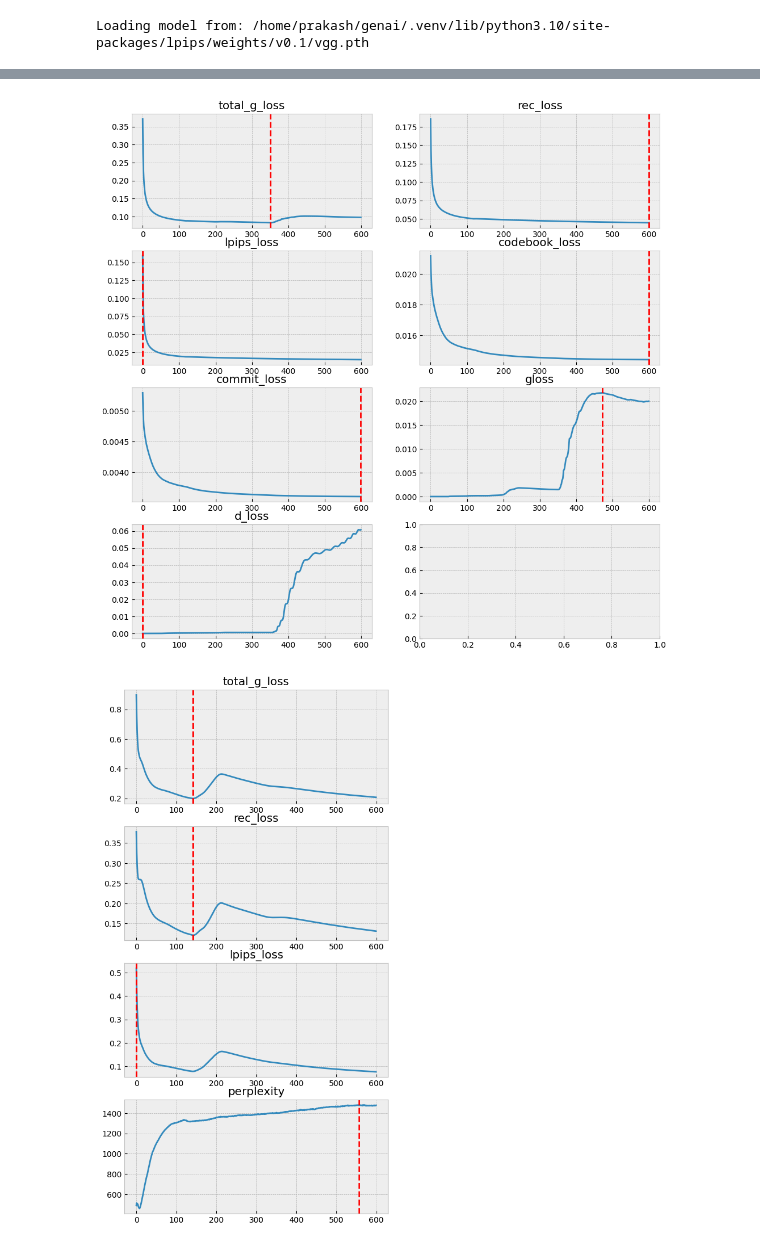
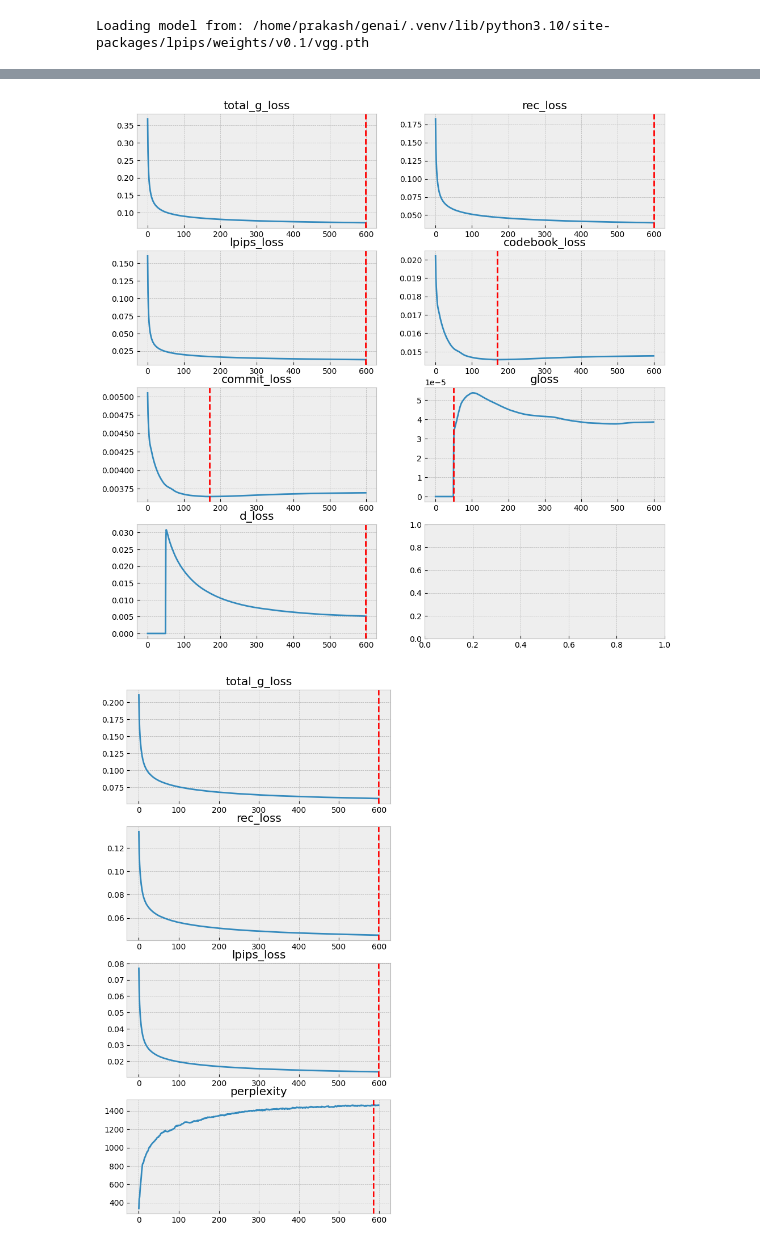
Before and after one commit to prakashjayy/genai, a Jupyter notebook: var/01_vqgan.ipynb, the cells around one changed output, grey strips where cells are left out. Saved outputs shown, nothing was run; the diff lists cells and outputs as text; code cells hidden in the pictures.

Commit message:
Adding vqgan

```diff
--- a/var/01_vqgan.ipynb
+++ b/var/01_vqgan.ipynb
@@ -127,8 +127,8 @@ cfg = ModelArgs(
     codebook_show_usage=True,
     commit_loss_beta=0.25,
     entropy_loss_ratio=0.0,
-    encoder_ch_mult=[1, 2, 4],
-    decoder_ch_mult=[1, 2, 4],
+    encoder_ch_mult=[1, 4, 8],
+    decoder_ch_mult=[1, 4, 8],
     z_channels=256,
     dropout_p=0.0,
 )
@@ -409,7 +409,7 @@ print("Loaded EMA model")
 # %% [output]
 Loaded EMA model
 # %%
-storage_loc = fc.Path("generated/exp10")
+storage_loc = fc.Path("generated/exp14")
 storage_loc.mkdir(parents=True, exist_ok=True)
 # %%
 epochs = 600
@@ -418,10 +418,12 @@ disc = Disc(1, 64).to(DEVICE)
 gan_loss = GANLoss().to(DEVICE)
 perception_loss = PerceptionLoss().to(DEVICE)
 learning_rate = 4.5e-06 * 2
-#gloss_weight = 0.001
-dloss_weight = 0.5
+gloss_weight = 0.001
+dloss_weight = 0.001
 opt_ae = torch.optim.Adam(vqgan.parameters(), lr=learning_rate, betas=(0.5, 0.9))
 opt_disc = torch.optim.Adam(disc.parameters(), lr=learning_rate, betas=(0.5, 0.9))
+#Add a scheduler for the learning rate for ae.
+scheduler_ae = torch.optim.lr_scheduler.CosineAnnealingLR(opt_ae, T_max=epochs)
 # %% [output]
 Setting up [LPIPS] perceptual loss: trunk [vgg], v[0.1], spatial [off]
 Loading model from: /home/prakash/genai/.venv/lib/python3.10/site-packages/lpips/weights/v0.1/vgg.pth
@@ -447,7 +449,7 @@ for epoch in range(epochs):
                 fake = disc(x_out)
                 gloss = gan_loss.generator_loss(fake)
                 dloss_weight = calculate_adaptive_weight(rec_loss, gloss, discriminator_weight=1, last_layer=vqgan.decoder.conv_out.weight)
-                gloss = gan_loss.generator_loss(fake) * dloss_weight
+                gloss = gan_loss.generator_loss(fake) * dloss_weight * gloss_weight
             else:
                 gloss = torch.tensor(0.0)
             total_g_loss += gloss
@@ -487,9 +489,9 @@ for epoch in range(epochs):
         for i, (x, _) in enumerate(pbar):
             with torch.no_grad():
                 x = x.to(device=DEVICE)
-                x_ema_out, (_, _, _, _), (_, _, min_encoding_indices) = ema_vqgan(x)
+                x_out, (_, _, _, _), (_, _, min_encoding_indices) = vqgan(x)
                 if i == 0:
-                    x_out, (_, _, _, _), _ = vqgan(x)
+                    x_ema_out, (_, _, _, _), _ = ema_vqgan(x)
                     x_out = torch.clamp(x_out*STD[0]+MEAN[0], 0, 1)
                     x_ema_out = torch.clamp(x_ema_out*STD[0]+MEAN[0], 0, 1)
                     #save the generated images
@@ -501,8 +503,8 @@ for epoch in range(epochs):
                 for c in min_encoding_indices.view(x.shape[0], -1).cpu().numpy():
                     codebook_usage[c] += 1
             perplexity = calculate_perplexity(codebook_usage)
-            lpips_loss = perception_loss(x_ema_out, x)
-            rec_loss = torch.nn.functional.l1_loss(x_ema_out, x)
+            lpips_loss = perception_loss(x_out, x)
+            rec_loss = torch.nn.functional.l1_loss(x_out, x)
             total_g_loss = rec_loss + lpips_loss
 
             val_running_losses["total_g_loss"] += total_g_loss.item()
@@ -579,7 +581,7 @@ ax.flat[1].axvline(losses[:, 1].argmin(), color='r', linestyle='--')
 
 ax.flat[2].plot(losses[:, 2])
 ax.flat[2].set_title("lpips_loss")
-ax.flat[2].axvline(losses[:, 2].argmax(), color='r', linestyle='--')
+ax.flat[2].axvline(losses[:, 2].argmin(), color='r', linestyle='--')
 
 ax.flat[3].plot(losses[:, 3])
 ax.flat[3].set_title("codebook_loss")
@@ -591,34 +593,34 @@ ax.flat[4].axvline(losses[:, 4].argmin(), color='r', linestyle='--')
 
 ax.flat[5].plot(losses[:, 5])
 ax.flat[5].set_title("gloss")
-ax.flat[5].axvline(losses[:, 5].argmax(), color='r', linestyle='--')
+ax.flat[5].axvline(losses[50:, 5].argmin()+50, color='r', linestyle='--')
 
 ax.flat[6].plot(losses[:, 6])
 ax.flat[6].set_title("d_loss")
-ax.flat[6].axvline(losses[:, 6].argmin(), color='r', linestyle='--')
+ax.flat[6].axvline(losses[50:, 6].argmin()+50, color='r', linestyle='--')
 
 plt.show()
 # %% [output]
-[figure, old version]
+[figure, new version]
 # %%
 #plot these losses
 fig, ax = plt.subplots(4, 1, figsize=(6, 12))
 ax.flat[0].plot(val_losses[:, 0])
 ax.flat[0].set_title("total_g_loss")
 ax.flat[0].axvline(val_losses[:, 0].argmin(), color='r', linestyle='--')
 
 ax.flat[1].plot(val_losses[:, 1])
 ax.flat[1].set_title("rec_loss")
 ax.flat[1].axvline(val_losses[:, 1].argmin(), color='r', linestyle='--')
 
 ax.flat[2].plot(val_losses[:, 2])
 ax.flat[2].set_title("lpips_loss")
-ax.flat[2].axvline(val_losses[:, 2].argmax(), color='r', linestyle='--')
+ax.flat[2].axvline(val_losses[:, 2].argmin(), color='r', linestyle='--')
 
 ax.flat[3].plot(val_losses[:, 3])
 ax.flat[3].set_title("perplexity")
 ax.flat[3].axvline(val_losses[:, 3].argmax(), color='r', linestyle='--')
 
 plt.show()
 # %% [output]
-[figure, old version]
+[figure, new version]
```
Also changed, not shown: parts of 3 cells of this notebook, 2 other files.
